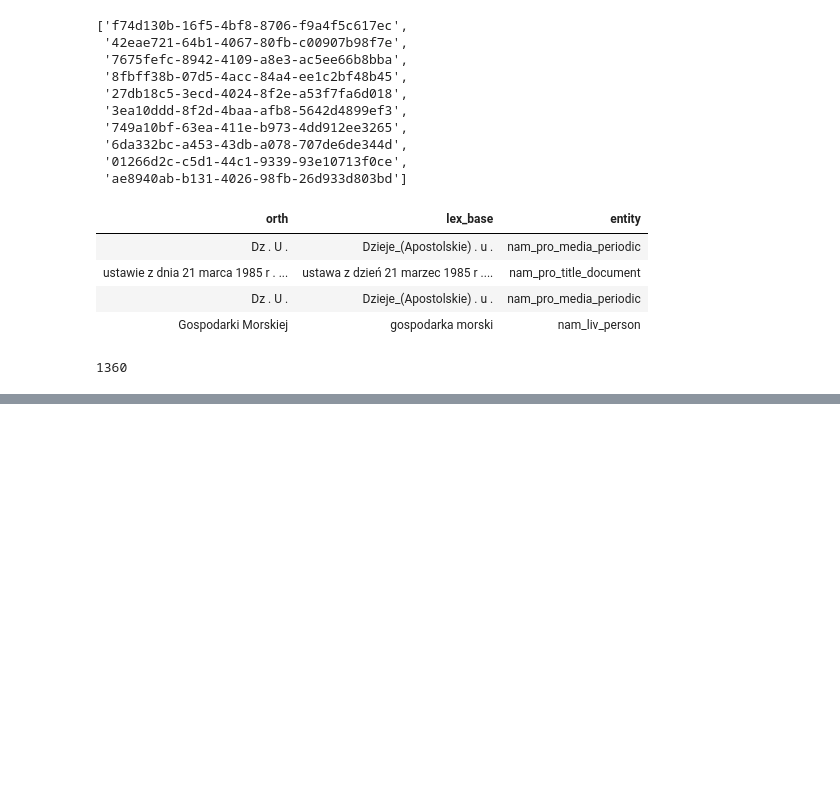
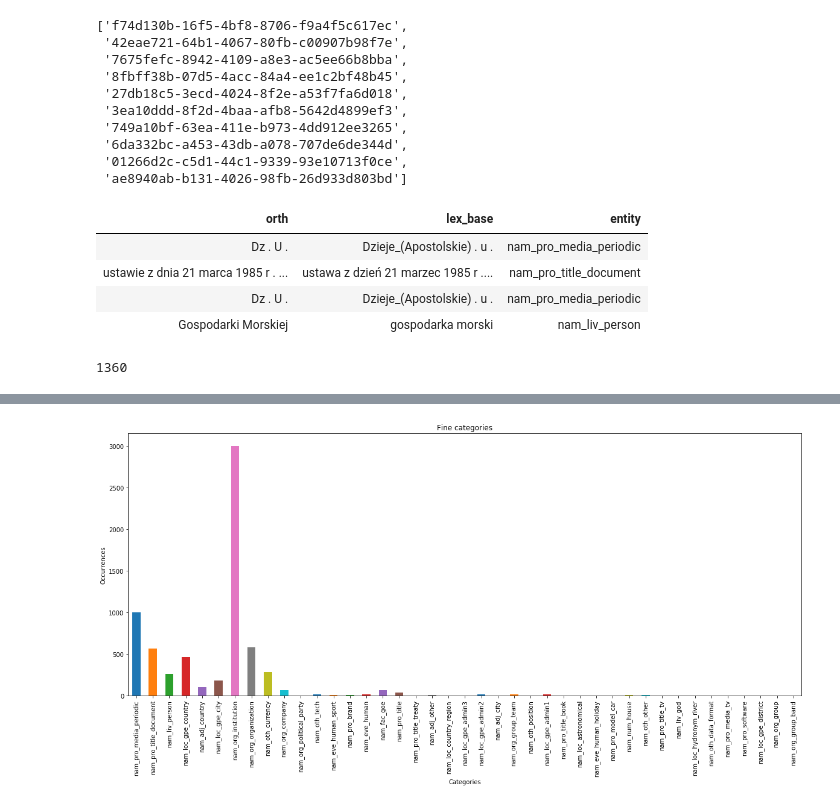
Before and after one commit to JakDar/nlp-lab-2019, a Jupyter notebook: lab9/Lab9.ipynb, the cells around one changed output, grey strips where cells are left out. Drawn from its saved outputs; the diff is of its cells as text; code cells hidden in the pictures; blank space fills up the shorter version.

```diff
--- a/lab9/Lab9.ipynb
+++ b/lab9/Lab9.ipynb
@@ -267,0 +294,5 @@ ner_ocurrences.to_csv("ners.bak")
+# %%
+fine = ner_ocurrences.group_by(lambda x: x.fine).map(lambda g:(g[0],seq(g[1]).map(lambda x: x.count).sum()))
+plot_historgram(fine,"Fine categories")
+# %% [output]
+[figure, added]
```
Also changed, not shown: parts of 21 cells of this notebook.
